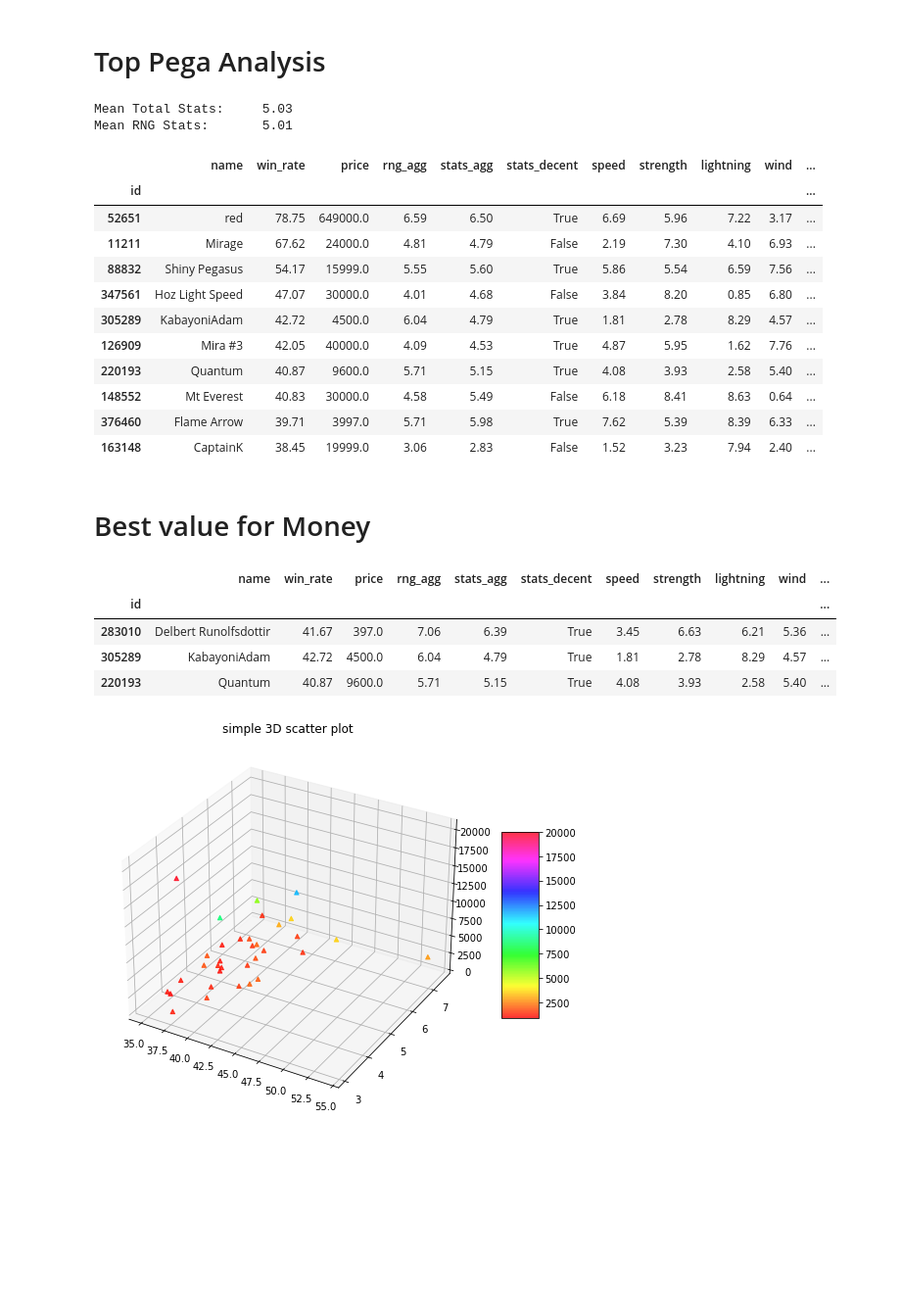
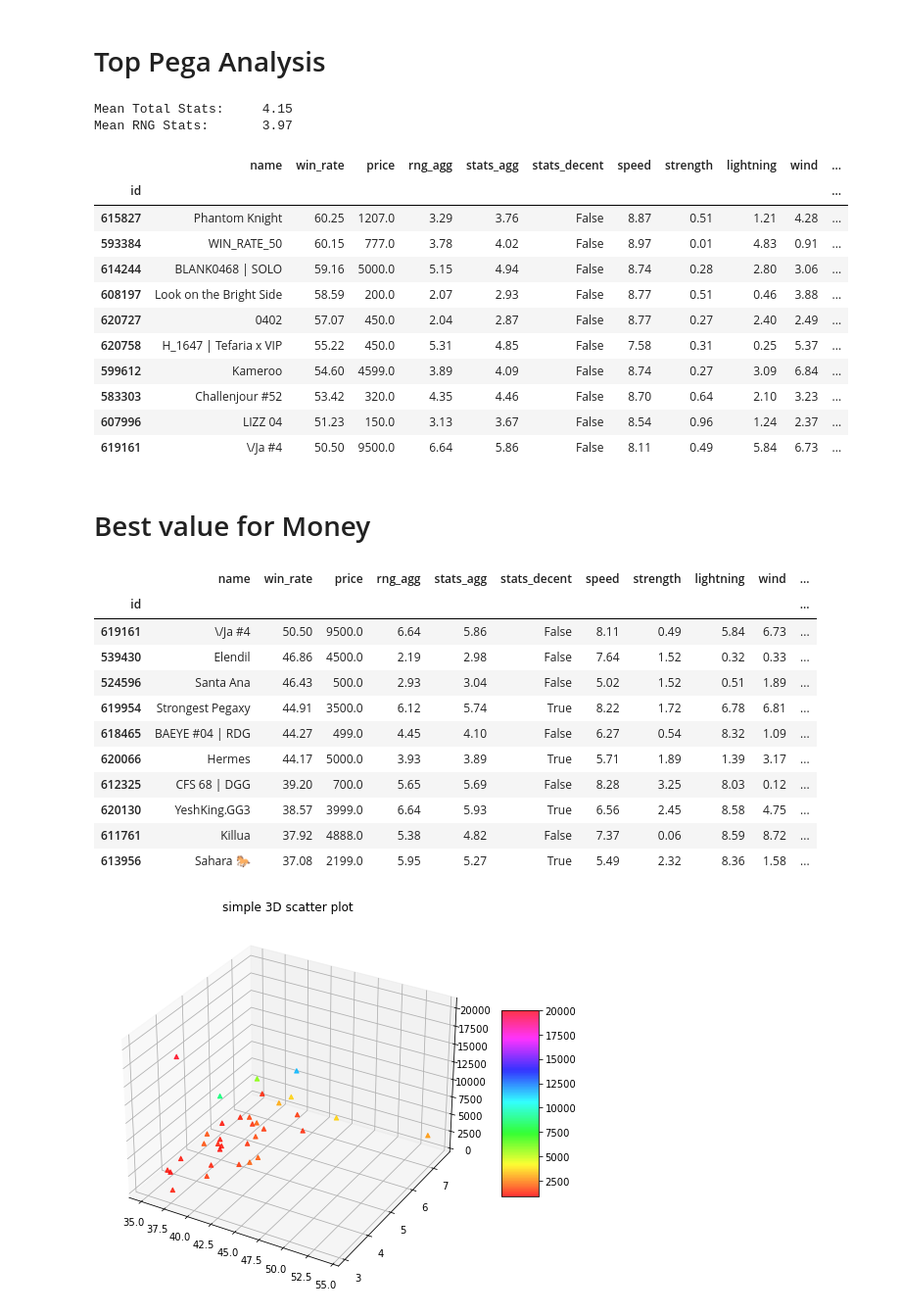
Before and after one commit to enricoaquilina/Pegaxy_research, a Jupyter notebook: Pegaxy Analysis.ipynb, the cells around one changed output. Shown at 98% size. Saved outputs shown, nothing was run; the diff lists cells and outputs as text; code cells hidden in the pictures; blank space fills up the shorter version.

```diff
--- a/Pegaxy Analysis.ipynb
+++ b/Pegaxy Analysis.ipynb
@@ -211,7 +210,7 @@ df['win_rate'] = df['win_rate'].astype(float)
 df = df.dropna();
 
 # column_names = ["id", "name", "win_rate", "price", "rng_agg", "stats_decent", "speed", "strength", "lightning", "wind", "water", "fire", "stats_agg", "breedTime", "wins","loss","total_races", "bloodline", "breedType", "inService", "gender", "nftId", "ownerId", "owner", "nftAddress"]
-column_names = ["id", "name", "win_rate", "price", "rng_agg", "stats_agg", "stats_decent", "speed", "strength", "lightning", "wind", "water", "fire", "breedTime", "wins","loss","total_races","bloodline","gender"]
+column_names = ["id", "name", "win_rate", "price", "rng_agg", "stats_agg", "stats_decent", "speed", "strength", "lightning", "wind", "water", "fire", "breedTime", "wins","loss","total_races","bloodline", "breedType", "gender"]
 df = df.reindex(columns=column_names)
 
 df = df.sort_values(by=['win_rate'], ascending=False);
@@ -277,44 +294,51 @@ top_pegas = df[(df['total_races'] >= 200)]
 top_pegas = top_pegas.sort_values(by=['win_rate'], ascending=False)
 top_pegas = top_pegas.iloc[:10]
 
-print("Mean Total Stats:     {:.2f}".format(top_pegas['stats_agg'].mean()));
-print("Mean RNG Stats:       {:.2f}".format(top_pegas['rng_agg'].mean()));
+print("Mean Total Stats:     {:.2f}".format(top_pegas['stats_agg'].mean()))
+print("Mean RNG Stats:       {:.2f}".format(top_pegas['rng_agg'].mean()))
 top_pegas
 # %% [output]
-Mean Total Stats:     5.03
-Mean RNG Stats:       5.01
+Mean Total Stats:     4.15
+Mean RNG Stats:       3.97
 |  | name | win_rate | price | rng_agg | stats_agg | stats_decent | speed | strength | lightning | wind | ... |
 | id |  |  |  |  |  |  |  |  |  |  | ... |
-| 52651 | red | 78.75 | 649000.0 | 6.59 | 6.50 | True | 6.69 | 5.96 | 7.22 | 3.17 | ... |
-| 11211 | Mirage | 67.62 | 24000.0 | 4.81 | 4.79 | False | 2.19 | 7.30 | 4.10 | 6.93 | ... |
-| 88832 | Shiny Pegasus | 54.17 | 15999.0 | 5.55 | 5.60 | True | 5.86 | 5.54 | 6.59 | 7.56 | ... |
-| 347561 | Hoz Light Speed | 47.07 | 30000.0 | 4.01 | 4.68 | False | 3.84 | 8.20 | 0.85 | 6.80 | ... |
-| 305289 | KabayoniAdam | 42.72 | 4500.0 | 6.04 | 4.79 | True | 1.81 | 2.78 | 8.29 | 4.57 | ... |
-| 126909 | Mira #3 | 42.05 | 40000.0 | 4.09 | 4.53 | True | 4.87 | 5.95 | 1.62 | 7.76 | ... |
-| 220193 | Quantum | 40.87 | 9600.0 | 5.71 | 5.15 | True | 4.08 | 3.93 | 2.58 | 5.40 | ... |
-| 148552 | Mt Everest | 40.83 | 30000.0 | 4.58 | 5.49 | False | 6.18 | 8.41 | 8.63 | 0.64 | ... |
-| 376460 | Flame Arrow | 39.71 | 3997.0 | 5.71 | 5.98 | True | 7.62 | 5.39 | 8.39 | 6.33 | ... |
-| 163148 | CaptainK | 38.45 | 19999.0 | 3.06 | 2.83 | False | 1.52 | 3.23 | 7.94 | 2.40 | ... |
+| 615827 | Phantom Knight | 60.25 | 1207.0 | 3.29 | 3.76 | False | 8.87 | 0.51 | 1.21 | 4.28 | ... |
+| 593384 | WIN_RATE_50 | 60.15 | 777.0 | 3.78 | 4.02 | False | 8.97 | 0.01 | 4.83 | 0.91 | ... |
+| 614244 | BLANK0468 | SOLO | 59.16 | 5000.0 | 5.15 | 4.94 | False | 8.74 | 0.28 | 2.80 | 3.06 | ... |
+| 608197 | Look on the Bright Side | 58.59 | 200.0 | 2.07 | 2.93 | False | 8.77 | 0.51 | 0.46 | 3.88 | ... |
+| 620727 | 0402 | 57.07 | 450.0 | 2.04 | 2.87 | False | 8.77 | 0.27 | 2.40 | 2.49 | ... |
+| 620758 | H_1647 | Tefaria x VIP | 55.22 | 450.0 | 5.31 | 4.85 | False | 7.58 | 0.31 | 0.25 | 5.37 | ... |
+| 599612 | Kameroo | 54.60 | 4599.0 | 3.89 | 4.09 | False | 8.74 | 0.27 | 3.09 | 6.84 | ... |
+| 583303 | Challenjour #52 | 53.42 | 320.0 | 4.35 | 4.46 | False | 8.70 | 0.64 | 2.10 | 3.23 | ... |
+| 607996 | LIZZ 04 | 51.23 | 150.0 | 3.13 | 3.67 | False | 8.54 | 0.96 | 1.24 | 2.37 | ... |
+| 619161 | \/Ja #4 | 50.50 | 9500.0 | 6.64 | 5.86 | False | 8.11 | 0.49 | 5.84 | 6.73 | ... |
 # %% [markdown]
 # Best value for Money
 # %%
 df['price'] = df['price'].astype(float)
-test = df[(df['price'] <= 10000) & (df['win_rate'] > 40)  & (df['total_races'] > 50) ]
-test = test.sort_values(by=['price'], ascending=True) #[test['stats_decent'] == True]
+test = df[(df['price'] < 10000) & (df['total_races'] > 100) & (df['breedType'] != 'Pacer')]  # (df['win_rate'] > 40)
+test = test.sort_values(by=['win_rate'], ascending=False) #[test['stats_decent'] == True]
 test[:10]
 # df = df.dropna();
 # df[df['win_rate'] == 0]
 # df.shape;
 
 # df = df[(df['price'] <= 1300) & (df['breedTime'] == 0)]
 # df = df.sort_values(by=['rng_mean'], ascending=False);
 # df.head()
 # %% [output]
 |  | name | win_rate | price | rng_agg | stats_agg | stats_decent | speed | strength | lightning | wind | ... |
 | id |  |  |  |  |  |  |  |  |  |  | ... |
-| 283010 | Delbert Runolfsdottir | 41.67 | 397.0 | 7.06 | 6.39 | True | 3.45 | 6.63 | 6.21 | 5.36 | ... |
-| 305289 | KabayoniAdam | 42.72 | 4500.0 | 6.04 | 4.79 | True | 1.81 | 2.78 | 8.29 | 4.57 | ... |
-| 220193 | Quantum | 40.87 | 9600.0 | 5.71 | 5.15 | True | 4.08 | 3.93 | 2.58 | 5.40 | ... |
+| 619161 | \/Ja #4 | 50.50 | 9500.0 | 6.64 | 5.86 | False | 8.11 | 0.49 | 5.84 | 6.73 | ... |
+| 539430 | Elendil | 46.86 | 4500.0 | 2.19 | 2.98 | False | 7.64 | 1.52 | 0.32 | 0.33 | ... |
+| 524596 | Santa Ana | 46.43 | 500.0 | 2.93 | 3.04 | False | 5.02 | 1.52 | 0.51 | 1.89 | ... |
+| 619954 | Strongest Pegaxy | 44.91 | 3500.0 | 6.12 | 5.74 | True | 8.22 | 1.72 | 6.78 | 6.81 | ... |
+| 618465 | BAEYE #04 | RDG | 44.27 | 499.0 | 4.45 | 4.10 | False | 6.27 | 0.54 | 8.32 | 1.09 | ... |
+| 620066 | Hermes | 44.17 | 5000.0 | 3.93 | 3.89 | True | 5.71 | 1.89 | 1.39 | 3.17 | ... |
+| 612325 | CFS 68 | DGG | 39.20 | 700.0 | 5.65 | 5.69 | False | 8.28 | 3.25 | 8.03 | 0.12 | ... |
+| 620130 | YeshKing.GG3 | 38.57 | 3999.0 | 6.64 | 5.93 | True | 6.56 | 2.45 | 8.58 | 4.75 | ... |
+| 611761 | Killua | 37.92 | 4888.0 | 5.38 | 4.82 | False | 7.37 | 0.06 | 8.59 | 8.72 | ... |
+| 613956 | Sahara 🐎 | 37.08 | 2199.0 | 5.95 | 5.27 | True | 5.49 | 2.32 | 8.36 | 1.58 | ... |
 # %%
 df['price'] = df['price'].astype(float)
 df["win_rate"] = df["win_rate"].astype(float)
```
Also changed, not shown: parts of 5 cells of this notebook.
